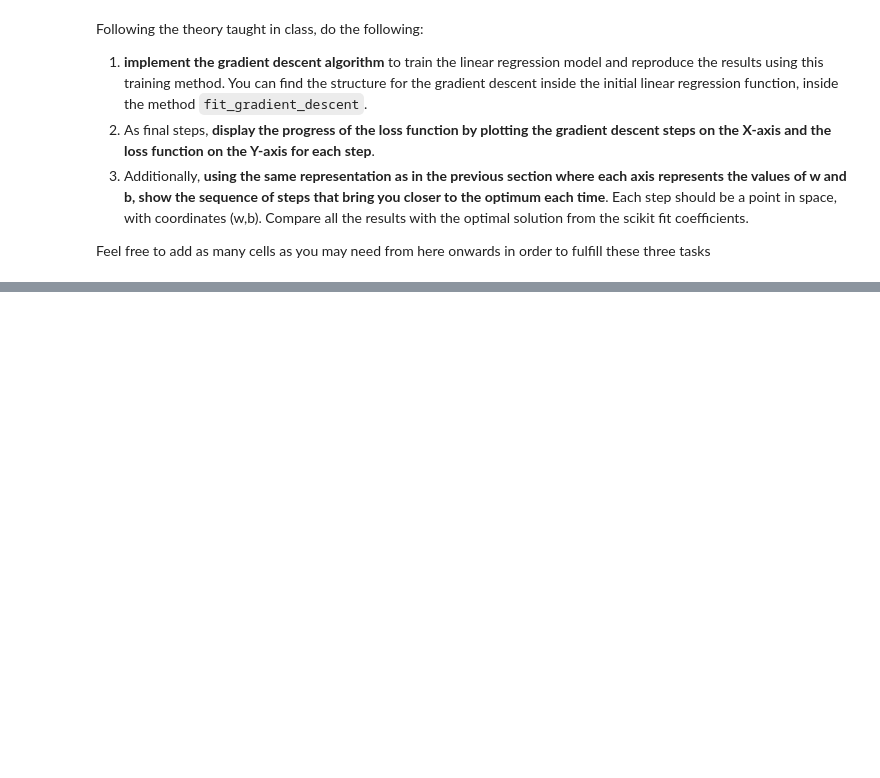
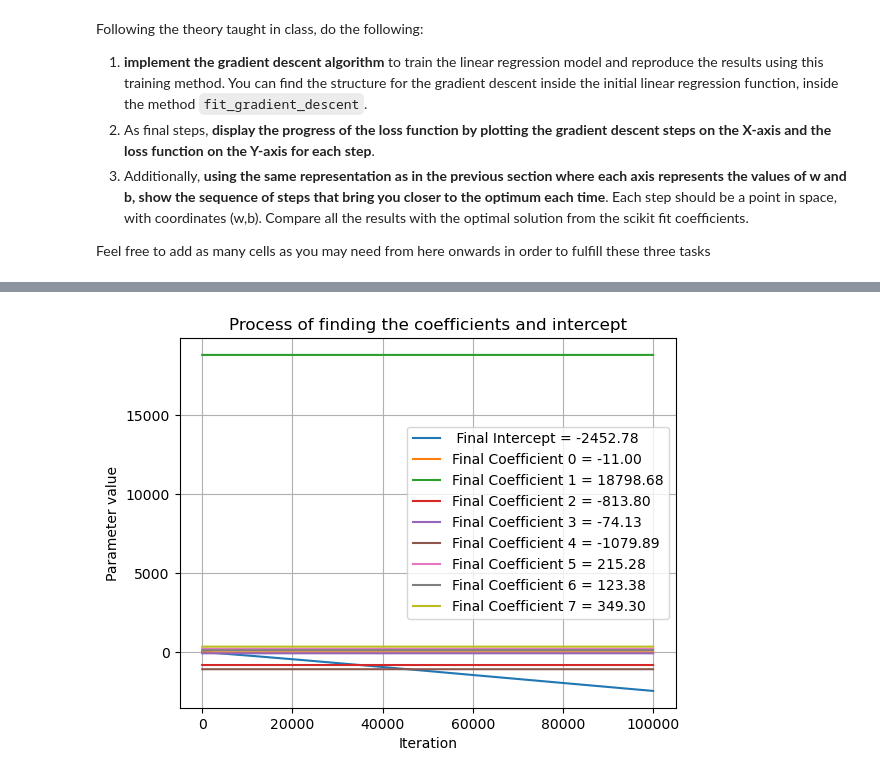
Before and after one commit to ICAI-IMAT-ML/p2-4-LuciaHC, a Jupyter notebook: notebook/Lab_2_4_LR2.ipynb, the cells around one changed output, grey strips where cells are left out. Drawn from its saved outputs; the diff is of its cells as text; code cells hidden in the pictures; blank space fills up the shorter version.

```diff
--- a/notebook/Lab_2_4_LR2.ipynb
+++ b/notebook/Lab_2_4_LR2.ipynb
@@ -338,0 +434,16 @@ Feel free to add as many cells as you may need from here onwards in order to ful
+# %%
+xs = np.arange(iters)
+
+plt.plot(xs,gradesc.history_inter,label=f' Final Intercept = {gradesc.intercept:.2f}')
+y_n = np.array(gradesc.history_coef)
+for i in range(len(gradesc.coefficients)):
+    plt.plot(xs,y_n[:,i],label=f'Final Coefficient {i} = {gradesc.coefficients[i]:.2f}')
+
+plt.title('Process of finding the coefficients and intercept')
+plt.xlabel('Iteration')
+plt.ylabel('Parameter value')
+plt.legend()
+plt.grid(True)
+plt.show()
+# %% [output]
+[figure, added]
```
Also changed, not shown: parts of 23 cells of this notebook, 1 other file.
